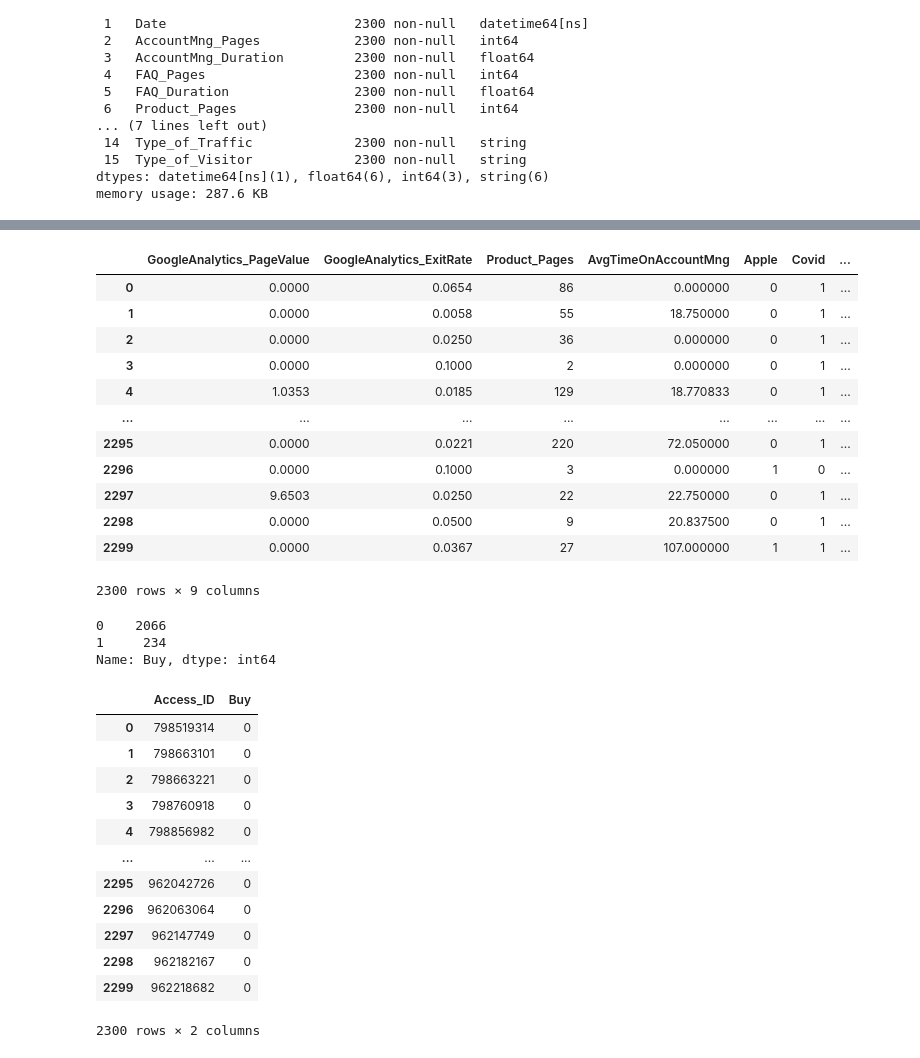
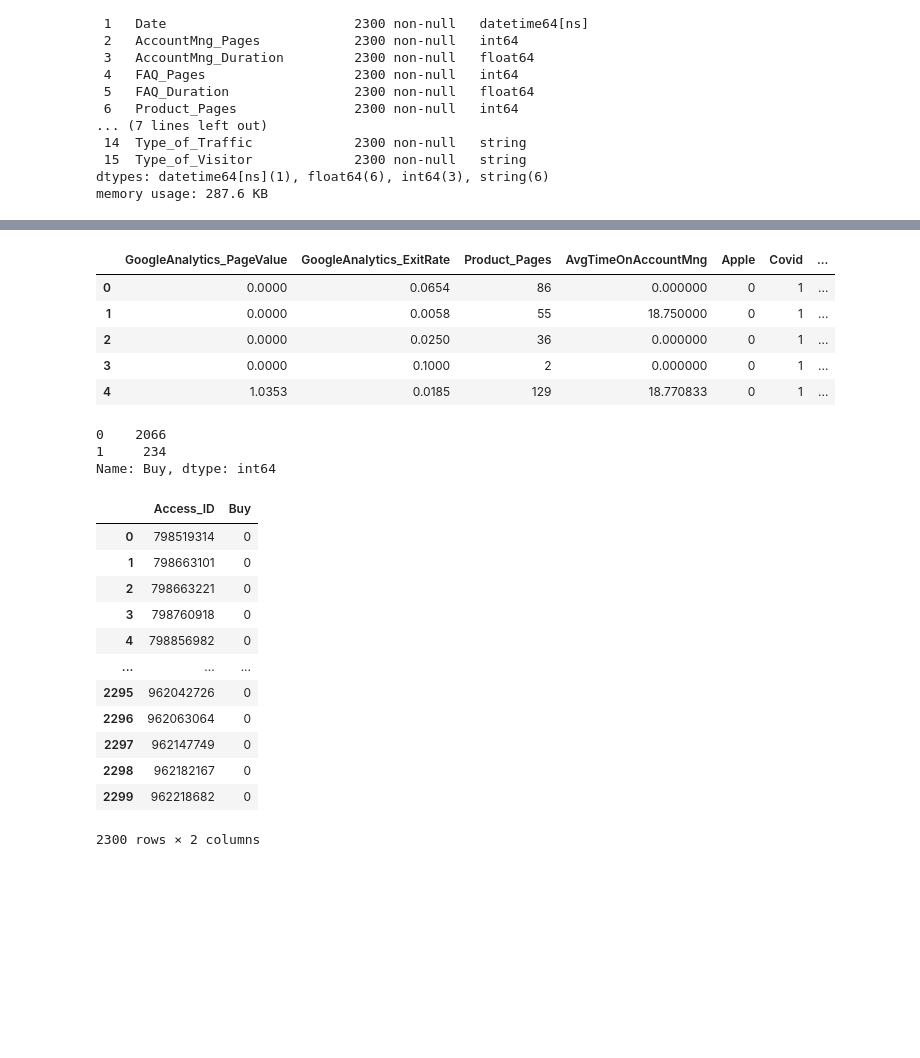
Before and after one commit to JohnnyCodess/Project-Machine-Learning, a Jupyter notebook: 202122 Fall AA Group60 Notebook.ipynb, the cells around one changed output, grey strips where cells are left out. Cells and saved outputs as stored; diff of their text form; code cells hidden in the pictures; blank space fills up the shorter version.

```diff
--- a/202122 Fall AA Group60 Notebook.ipynb
+++ b/202122 Fall AA Group60 Notebook.ipynb
@@ -1635,21 +1552,14 @@ test_select_features = test[selected_variables]
 
 test_select_features['Buy'] = final_model.predict(test_select_features)
 # %%
-display(test_select_features)
+display(test_select_features.head())
 # %% [output]
 |  | GoogleAnalytics_PageValue | GoogleAnalytics_ExitRate | Product_Pages | AvgTimeOnAccountMng | Apple | Covid | ... |
 | 0 | 0.0000 | 0.0654 | 86 | 0.000000 | 0 | 1 | ... |
 | 1 | 0.0000 | 0.0058 | 55 | 18.750000 | 0 | 1 | ... |
 | 2 | 0.0000 | 0.0250 | 36 | 0.000000 | 0 | 1 | ... |
 | 3 | 0.0000 | 0.1000 | 2 | 0.000000 | 0 | 1 | ... |
 | 4 | 1.0353 | 0.0185 | 129 | 18.770833 | 0 | 1 | ... |
-| ... | ... | ... | ... | ... | ... | ... | ... |
-| 2295 | 0.0000 | 0.0221 | 220 | 72.050000 | 0 | 1 | ... |
-| 2296 | 0.0000 | 0.1000 | 3 | 0.000000 | 1 | 0 | ... |
-| 2297 | 9.6503 | 0.0250 | 22 | 22.750000 | 0 | 1 | ... |
-| 2298 | 0.0000 | 0.0500 | 9 | 20.837500 | 0 | 1 | ... |
-| 2299 | 0.0000 | 0.0367 | 27 | 107.000000 | 1 | 1 | ... |
-2300 rows × 9 columns
 # %%
 test_select_features['Buy'].value_counts()
 # %% [output]
@@ -1660,22 +1570,21 @@ Name: Buy, dtype: int64
 test_select_features['Access_ID'] = test['Access_ID']
 
 sample_submission = test_select_features[['Access_ID', 'Buy']]
+sample_submission
+# %% [output]
+|  | Access_ID | Buy |
+| 0 | 798519314 | 0 |
+| 1 | 798663101 | 0 |
+| 2 | 798663221 | 0 |
+| 3 | 798760918 | 0 |
+| 4 | 798856982 | 0 |
+| ... | ... | ... |
+| 2295 | 962042726 | 0 |
+| 2296 | 962063064 | 0 |
+| 2297 | 962147749 | 0 |
+| 2298 | 962182167 | 0 |
+| 2299 | 962218682 | 0 |
+2300 rows × 2 columns
-# %%
-sample_submission
-# %% [output]
-|  | Access_ID | Buy |
-| 0 | 798519314 | 0 |
-| 1 | 798663101 | 0 |
-| 2 | 798663221 | 0 |
-| 3 | 798760918 | 0 |
-| 4 | 798856982 | 0 |
-| ... | ... | ... |
-| 2295 | 962042726 | 0 |
-| 2296 | 962063064 | 0 |
-| 2297 | 962147749 | 0 |
-| 2298 | 962182167 | 0 |
-| 2299 | 962218682 | 0 |
-2300 rows × 2 columns
 # %%
 # Change name of file
 sample_submission.to_csv(r'C:\Users\tsoom\OneDrive\Documentos\IMS - Data Science\Machine Learning\Github Project\Project-Machine-Learning\submissions\DT5.csv', index=False, sep=',')
```
Also changed, not shown: parts of 27 cells of this notebook.
